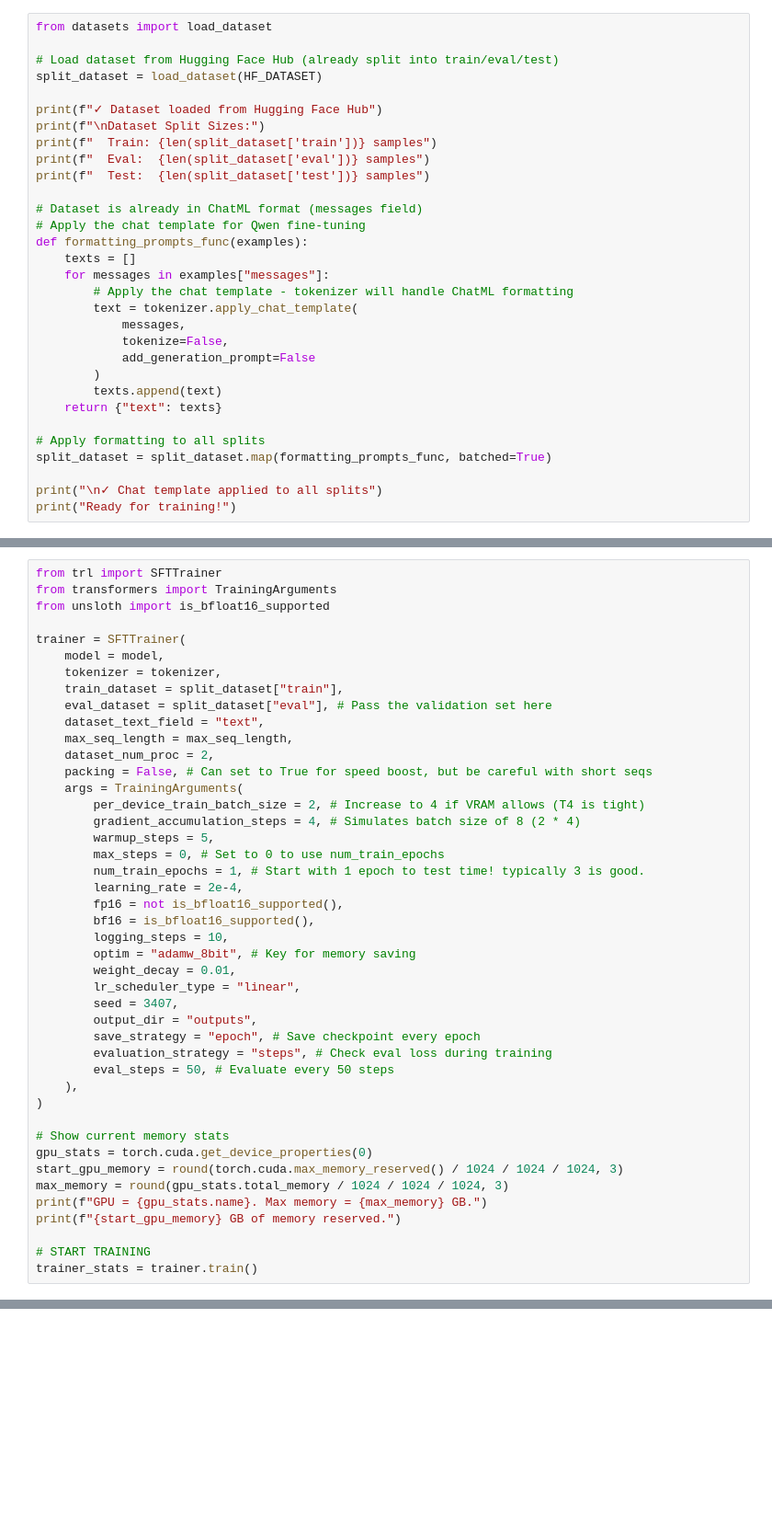
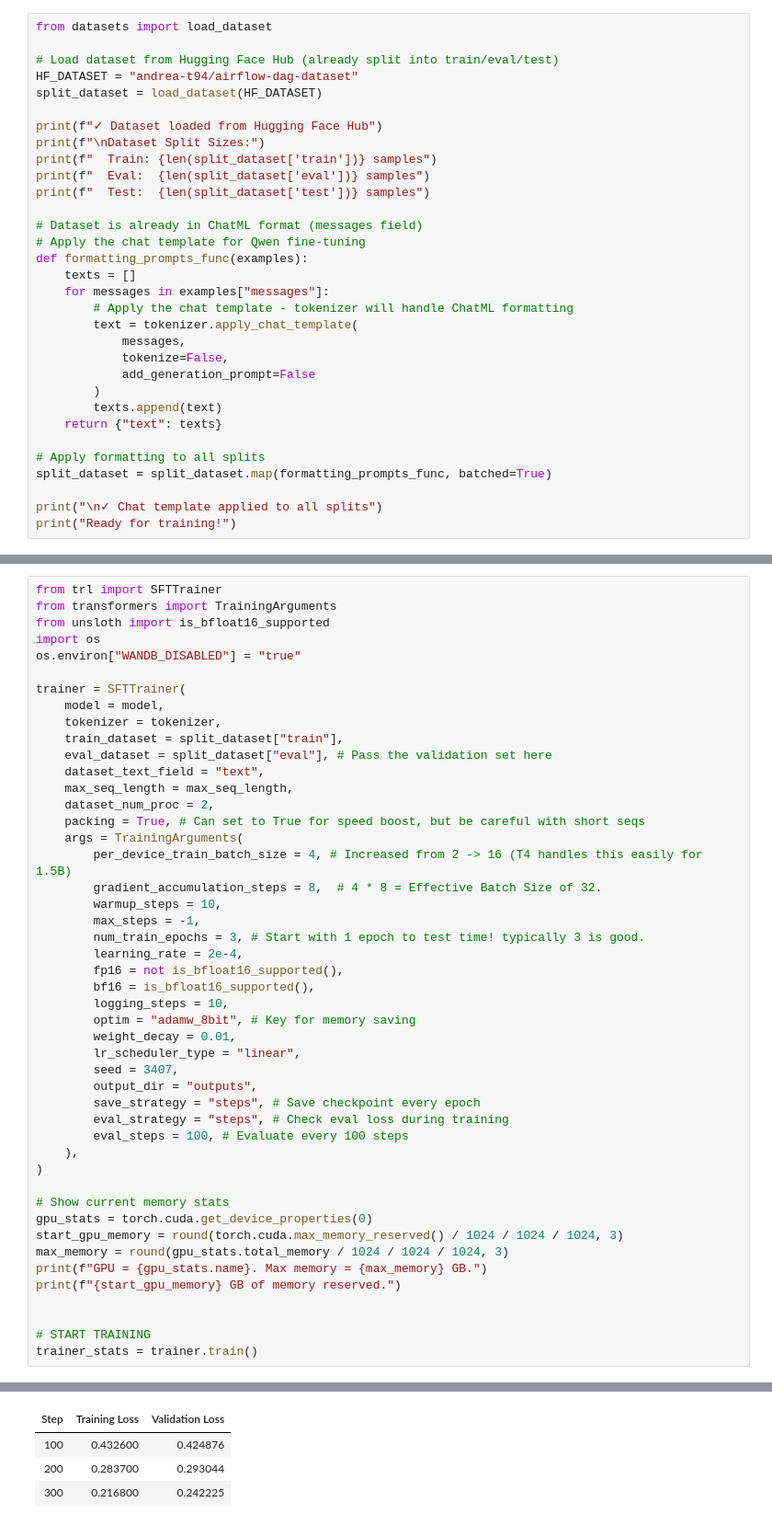
Before and after one commit to andrea-t94/airflow-net, a Jupyter notebook: finetune.ipynb, the cells around one changed output, grey strips where cells are left out. Shown at 92% size. Saved outputs shown, nothing was run; the diff lists cells and outputs as text; blank space fills up the shorter version.

```diff
--- a/finetune.ipynb
+++ b/finetune.ipynb
@@ -92,6 +90,7 @@ print("⚠️  Make sure to update HF_DATASET with your actual username!")
 from datasets import load_dataset
 
 # Load dataset from Hugging Face Hub (already split into train/eval/test)
+HF_DATASET = "andrea-t94/airflow-dag-dataset"
 split_dataset = load_dataset(HF_DATASET)
 
 print(f"✓ Dataset loaded from Hugging Face Hub")
@@ -125,6 +131,8 @@ print('hi')
 from trl import SFTTrainer
 from transformers import TrainingArguments
 from unsloth import is_bfloat16_supported
+import os
+os.environ["WANDB_DISABLED"] = "true"
 
 trainer = SFTTrainer(
     model = model,
@@ -134,13 +142,13 @@ trainer = SFTTrainer(
     dataset_text_field = "text",
     max_seq_length = max_seq_length,
     dataset_num_proc = 2,
-    packing = False, # Can set to True for speed boost, but be careful with short seqs
+    packing = True, # Can set to True for speed boost, but be careful with short seqs
     args = TrainingArguments(
-        per_device_train_batch_size = 2, # Increase to 4 if VRAM allows (T4 is tight)
-        gradient_accumulation_steps = 4, # Simulates batch size of 8 (2 * 4)
-        warmup_steps = 5,
-        max_steps = 0, # Set to 0 to use num_train_epochs
-        num_train_epochs = 1, # Start with 1 epoch to test time! typically 3 is good.
+        per_device_train_batch_size = 4, # Increased from 2 -> 16 (T4 handles this easily for 1.5B)
+        gradient_accumulation_steps = 8,  # 4 * 8 = Effective Batch Size of 32.
+        warmup_steps = 10,
+        max_steps = -1,
+        num_train_epochs = 3, # Start with 1 epoch to test time! typically 3 is good.
         learning_rate = 2e-4,
         fp16 = not is_bfloat16_supported(),
         bf16 = is_bfloat16_supported(),
@@ -150,9 +158,9 @@ trainer = SFTTrainer(
         lr_scheduler_type = "linear",
         seed = 3407,
         output_dir = "outputs",
-        save_strategy = "epoch", # Save checkpoint every epoch
-        evaluation_strategy = "steps", # Check eval loss during training
-        eval_steps = 50, # Evaluate every 50 steps
+        save_strategy = "steps", # Save checkpoint every epoch
+        eval_strategy = "steps", # Check eval loss during training
+        eval_steps = 100, # Evaluate every 100 steps
     ),
 )
 
@@ -163,5 +171,7 @@ max_memory = round(gpu_stats.total_memory / 1024 / 1024 / 1024, 3)
 print(f"GPU = {gpu_stats.name}. Max memory = {max_memory} GB.")
 print(f"{start_gpu_memory} GB of memory reserved.")
 
+
 # START TRAINING
 trainer_stats = trainer.train()
+# %% [output]
@@ -167,0 +187,4 @@ trainer_stats = trainer.train()
+| Step | Training Loss | Validation Loss |
+| 100 | 0.432600 | 0.424876 |
+| 200 | 0.283700 | 0.293044 |
+| 300 | 0.216800 | 0.242225 |
```
Also changed, not shown: parts of 13 cells of this notebook, 4 other files.
